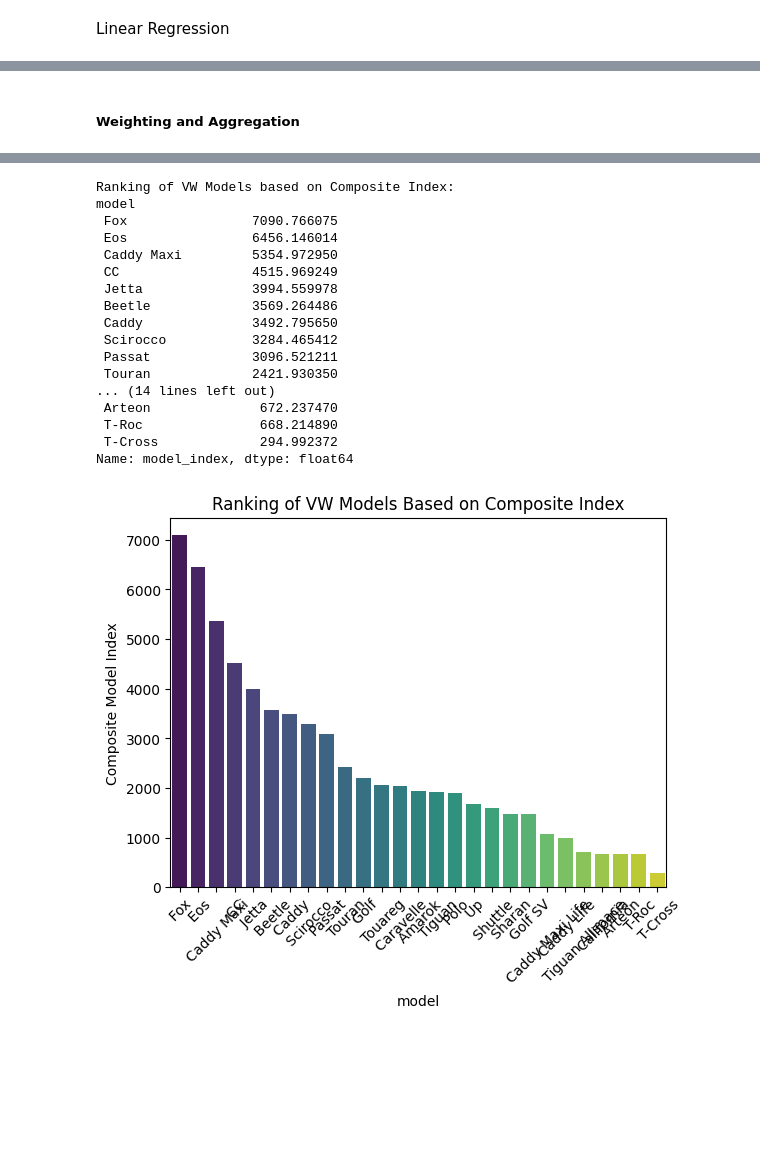
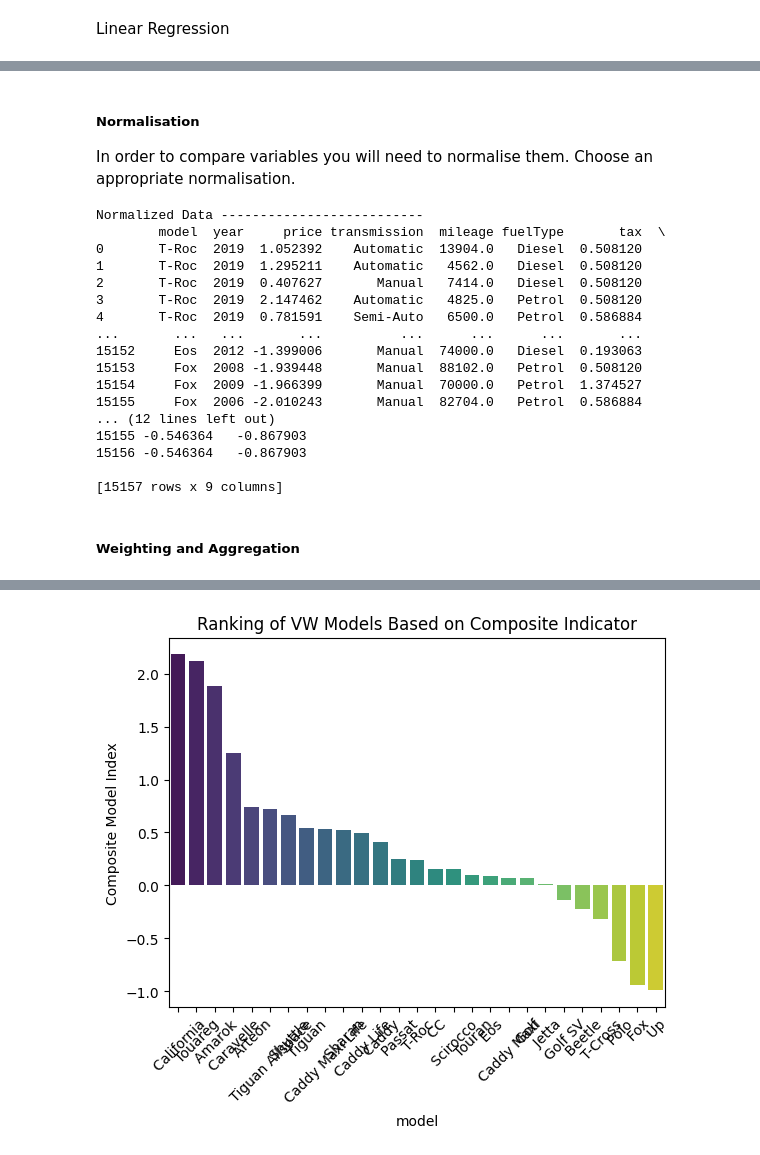
Before and after one commit to DavidCampion/DAV-CA1, a Jupyter notebook: project.ipynb, the cells around one changed output, grey strips where cells are left out. Saved outputs shown, nothing was run; the diff lists cells and outputs as text; code cells hidden in the pictures; blank space fills up the shorter version.

Commit message:
🎨Improved Composite Indicator ✨Added Normalisation

```diff
--- a/project.ipynb
+++ b/project.ipynb
@@ -272,26 +290,56 @@ R-squared (R2) Score: 0.6663371240543232
+# %% [markdown]
+<h5>Normalisation</h5>
+In order to compare variables you will need to normalise them. Choose an appropriate
+normalisation.
+# %%
+from sklearn.preprocessing import StandardScaler
+
+features_for_normalization = ['price', 'tax', 'mpg', 'engineSize']
+
+scaler = StandardScaler()
+data[features_for_normalization] = scaler.fit_transform(data[features_for_normalization])
+
+print("Normalized Data --------------------------")
+print(data)
+# %% [output]
+Normalized Data --------------------------
+        model  year     price transmission  mileage fuelType       tax  \
+0       T-Roc  2019  1.052392    Automatic  13904.0   Diesel  0.508120
+1       T-Roc  2019  1.295211    Automatic   4562.0   Diesel  0.508120
+2       T-Roc  2019  0.407627       Manual   7414.0   Diesel  0.508120
+3       T-Roc  2019  2.147462    Automatic   4825.0   Petrol  0.508120
+4       T-Roc  2019  0.781591    Semi-Auto   6500.0   Petrol  0.586884
+...       ...   ...       ...          ...      ...      ...       ...
+15152     Eos  2012 -1.399006       Manual  74000.0   Diesel  0.193063
+15153     Fox  2008 -1.939448       Manual  88102.0   Petrol  0.508120
+15154     Fox  2009 -1.966399       Manual  70000.0   Petrol  1.374527
+15155     Fox  2006 -2.010243       Manual  82704.0   Petrol  0.586884
+... (12 lines left out)
+15155 -0.546364   -0.867903
+15156 -0.546364   -0.867903
+
+[15157 rows x 9 columns]
 # %% [markdown]
 <h5>Weighting and Aggregation</h5>
 # %%
 combined_df = pd.DataFrame(data)
 
-features = ['mileage', 'tax', 'mpg', 'engineSize']
-weights = {'mileage': 0.2, 'tax': 0.2, 'mpg': 0.3, 'engineSize': 0.5}
+weights = {
+    'price_tax': {'price': 0.3, 'tax': 0.2},
+    'engineSize_mpg': {'engineSize': 0.5, 'mpg': 0.2}
+}
 
-combined_df['model_index'] = 0
+for indicator, sub_features in indicators.items():
+    weighted_average = sum(combined_df[feature] * weights[indicator][feature] for feature in sub_features)
+    combined_df[indicator] = weighted_average
 
-for model in combined_df['model'].unique():
-    model_data = combined_df.loc[combined_df['model'] == model]
-
-    model_index_value = sum(model_data[feature] * weights[feature] for feature in features)
-    combined_df.loc[combined_df['model'] == model, 'model_index'] = model_index_value
-
-model_rankings = combined_df.groupby('model')['model_index'].mean().sort_values(ascending=False)
-print("Ranking of VW Models based on Composite Index:")
+model_rankings = combined_df.groupby('model')[['price_tax', 'engineSize_mpg']].mean().sum(axis=1).sort_values(ascending=False)
+print("Ranking of VW Models based on Composite Indicator:")
 print(model_rankings)
 
-sns.barplot(x=model_rankings.index, y=model_rankings.values, palette="viridis")
+sns.barplot(x=model_rankings.index, y=model_rankings.values, palette="viridis", hue=model_rankings.index, legend=False)
 plt.xticks(rotation=45)
 plt.ylabel('Composite Model Index')
-plt.title('Ranking of VW Models Based on Composite Index')
+plt.title('Ranking of VW Models Based on Composite Indicator')
 plt.show()
 # %% [output]
@@ -315,18 +363 @@ Passing `palette` without assigning `hue` is deprecated and will be removed in v
-Ranking of VW Models based on Composite Index:
-model
- Fox                7090.766075
- Eos                6456.146014
- Caddy Maxi         5354.972950
- CC                 4515.969249
- Jetta              3994.559978
- Beetle             3569.264486
- Caddy              3492.795650
- Scirocco           3284.465412
- Passat             3096.521211
- Touran             2421.930350
-... (14 lines left out)
- Arteon              672.237470
- T-Roc               668.214890
- T-Cross             294.992372
-Name: model_index, dtype: float64
-[figure, old version]
+[figure, new version]
```
Also changed, not shown: parts of 11 cells of this notebook.
